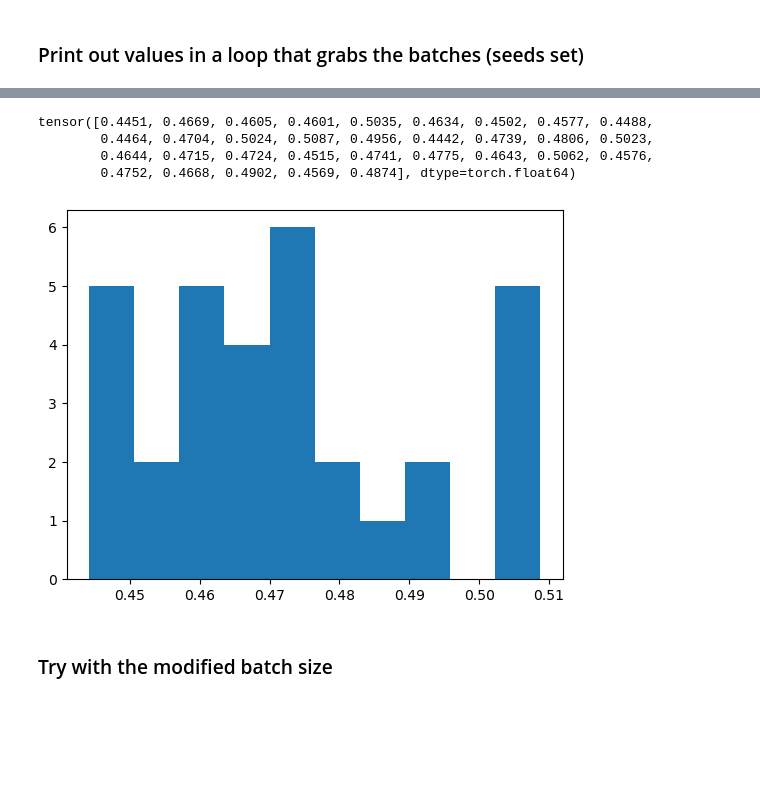
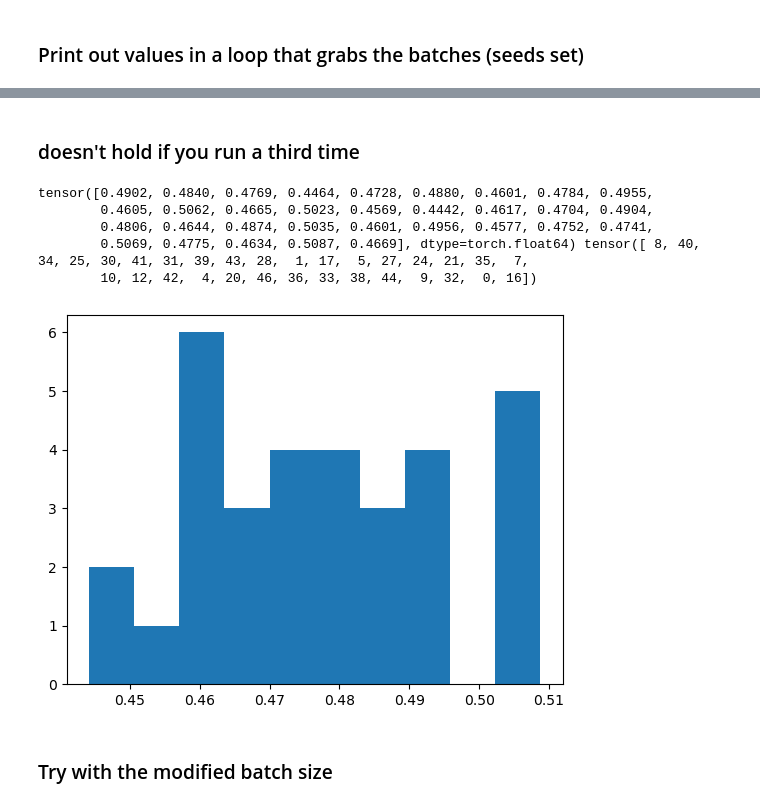
Before and after one commit to mariajmolina/s2sml, a Jupyter notebook: notebooks/DataLoaderRandTests.ipynb, the cells around one changed output, grey strips where cells are left out. Saved outputs shown, nothing was run; the diff lists cells and outputs as text; code cells hidden in the pictures; blank space fills up the shorter version.

```diff
--- a/notebooks/DataLoaderRandTests.ipynb
+++ b/notebooks/DataLoaderRandTests.ipynb
@@ -237,7 +281,8 @@ train_loader_match_shuffle = DataLoader(
 for data in train_loader_match_shuffle:
     #print(data["input"].squeeze(dim=2).shape) # dims are batch size x input channel x lat x lon (or something similar)
     x = data["input"].squeeze(dim=2)[:,3,0,0] # all the batches for the last input channel and the first spatial index
-    print(x)
+    i = data["index"]
+    print(x, i)
     plt.hist(x)
 # %% [output]
 tensor([0.5087, 0.5062, 0.5044, 0.5024, 0.5035, 0.5023, 0.4870, 0.4904, 0.4902,
@@ -250,9 +299,9 @@ tensor([0.5087, 0.5062, 0.5044, 0.5024, 0.5035, 0.5023, 0.4870, 0.4904, 0.4902,
 # %%
-# plot and order are the same
 for data in train_loader_match_shuffle:
     #print(data["input"].squeeze(dim=2).shape) # dims are batch size x input channel x lat x lon (or something similar)
     x = data["input"].squeeze(dim=2)[:,3,0,0] # all the batches for the last input channel and the first spatial index
-    print(x)
+    i = data["index"]
+    print(x, i)
     plt.hist(x)
 # %% [output]
 tensor([0.5087, 0.5062, 0.5044, 0.5024, 0.5035, 0.5023, 0.4870, 0.4904, 0.4902,
@@ -327,7 +381,8 @@ for i,data in enumerate(train_loader_rand):
     #print(i)
     print(data["input"].squeeze(dim=2).shape) # dims are batch size x input channel x lat x lon (or something similar)
     x = data["input"].squeeze(dim=2)[:,3,0,0] # all the batches for the last input channel and the first spatial index
-    print(x)
+    i = data["index"]
+    print(x, i)
     plt.hist(x)
 # %% [output]
 torch.Size([32, 4, 32, 32])
@@ -353,0 +397,8 @@ tensor([0.5023, 0.4769, 0.4752, 0.4442, 0.4634, 0.4806, 0.4902, 0.4488, 0.4577,
+# %%
+for i,data in enumerate(train_loader_rand):
+    #print(i)
+    print(data["input"].squeeze(dim=2).shape) # dims are batch size x input channel x lat x lon (or something similar)
+    x = data["input"].squeeze(dim=2)[:,3,0,0] # all the batches for the last input channel and the first spatial index
+    i = data["index"]
+    print(x, i)
+    plt.hist(x)
@@ -354,17 +413,20 @@ tensor([0.5023, 0.4769, 0.4752, 0.4442, 0.4634, 0.4806, 0.4902, 0.4488, 0.4577,
+# %% [markdown]
+### doesn't hold if you run a third time
 # %%
-# doesn't hold if you run a third time
 for i,data in enumerate(train_loader_rand):
     #print(i)
     #print(data["input"].squeeze(dim=2).shape) # dims are batch size x input channel x lat x lon (or something similar)
     x = data["input"].squeeze(dim=2)[:,3,0,0] # all the batches for the last input channel and the first spatial index
-    print(x)
+    i = data["index"]
+    print(x, i)
     plt.hist(x)
 # %% [output]
-tensor([0.4451, 0.4669, 0.4605, 0.4601, 0.5035, 0.4634, 0.4502, 0.4577, 0.4488,
-        0.4464, 0.4704, 0.5024, 0.5087, 0.4956, 0.4442, 0.4739, 0.4806, 0.5023,
-        0.4644, 0.4715, 0.4724, 0.4515, 0.4741, 0.4775, 0.4643, 0.5062, 0.4576,
-        0.4752, 0.4668, 0.4902, 0.4569, 0.4874], dtype=torch.float64)
+tensor([0.4902, 0.4840, 0.4769, 0.4464, 0.4728, 0.4880, 0.4601, 0.4784, 0.4955,
+        0.4605, 0.5062, 0.4665, 0.5023, 0.4569, 0.4442, 0.4617, 0.4704, 0.4904,
+        0.4806, 0.4644, 0.4874, 0.5035, 0.4601, 0.4956, 0.4577, 0.4752, 0.4741,
+        0.5069, 0.4775, 0.4634, 0.5087, 0.4669], dtype=torch.float64) tensor([ 8, 40, 34, 25, 30, 41, 31, 39, 43, 28,  1, 17,  5, 27, 24, 21, 35,  7,
+        10, 12, 42,  4, 20, 46, 36, 33, 38, 44,  9, 32,  0, 16])
-[figure, old version]
+[figure, new version]
 # %% [markdown]
 ### Try with the modified batch size
 # %%
```
Also changed, not shown: parts of 39 cells of this notebook.
